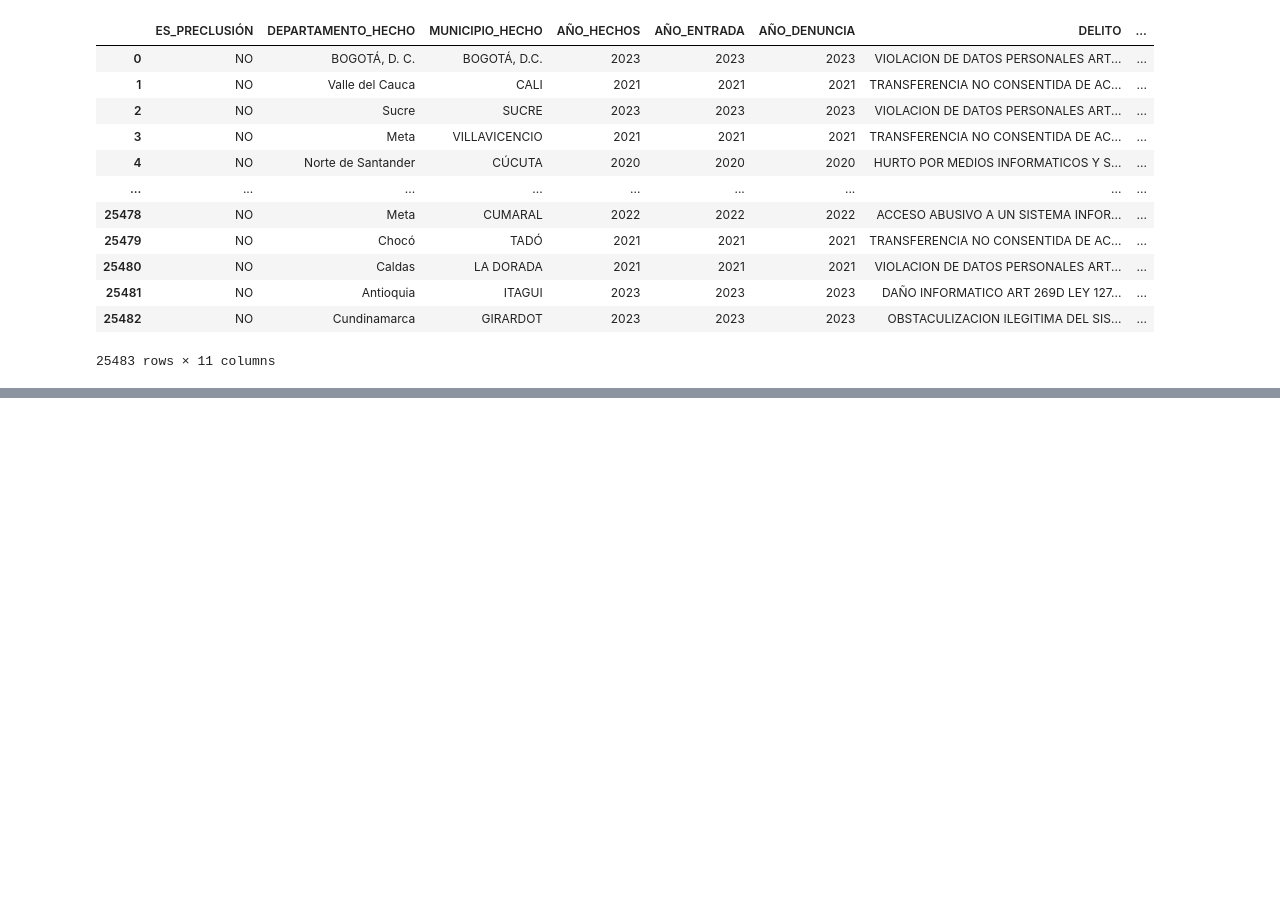
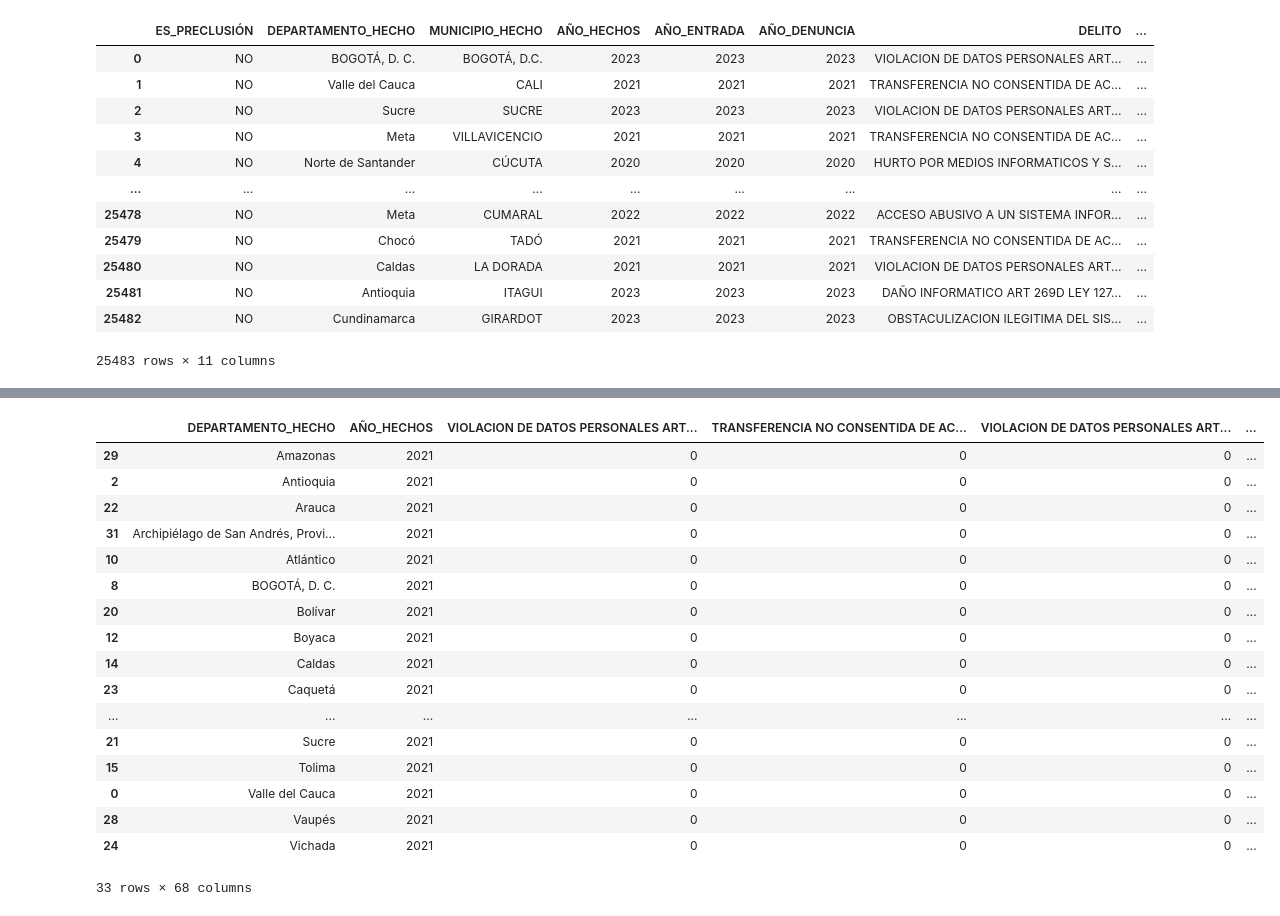
Before and after one commit to leonelpc94/delitosInformaticos, a Jupyter notebook: nuevoDataset.ipynb, the cells around one changed output, grey strips where cells are left out. Drawn from its saved outputs; the diff is of its cells as text; code cells hidden in the pictures; blank space fills up the shorter version.

```diff
--- a/nuevoDataset.ipynb
+++ b/nuevoDataset.ipynb
@@ -91,0 +75,38 @@ dfNew
+# %%
+#cargar dataset csv con los delitos del año 2021
+df21 = pd.read_csv("datasetBrutoAño/dataset2021.csv")
+#la funcion unique() sirve para sacar los valores de forma que estos no sea repetidos
+nombre_delitos_21 = df21["DELITO"].unique()
+nombre_delitos_totales_21 = dataset["DELITO"].unique()
+nombre_departamento_21 = df21["DEPARTAMENTO_HECHO"].unique()
+anio21 = df21["AÑO_HECHOS"].unique()
+#crear un directorio para guardar los departamentos
+data21 ={"DEPARTAMENTO_HECHO":nombre_departamento_21}
+#crear dataframe
+dfNew21 = pd.DataFrame(data21)
+dfNew21["AÑO_HECHOS"] = anio21[0]
+#en este caso sort_values es para ordenar de forma alfabetica
+dfNew21 = dfNew21.sort_values(by="DEPARTAMENTO_HECHO")
+for index in nombre_delitos_totales_21:
+    dfNew21[index] = 0
+
+dfNew21
+# %% [output]
+|  | DEPARTAMENTO_HECHO | AÑO_HECHOS | VIOLACION DE DATOS PERSONALES ART... | TRANSFERENCIA NO CONSENTIDA DE AC... | VIOLACION DE DATOS PERSONALES ART... | ... |
+| 29 | Amazonas | 2021 | 0 | 0 | 0 | ... |
+| 2 | Antioquia | 2021 | 0 | 0 | 0 | ... |
+| 22 | Arauca | 2021 | 0 | 0 | 0 | ... |
+| 31 | Archipiélago de San Andrés, Provi... | 2021 | 0 | 0 | 0 | ... |
+| 10 | Atlántico | 2021 | 0 | 0 | 0 | ... |
+| 8 | BOGOTÁ, D. C. | 2021 | 0 | 0 | 0 | ... |
+| 20 | Bolívar | 2021 | 0 | 0 | 0 | ... |
+| 12 | Boyaca | 2021 | 0 | 0 | 0 | ... |
+| 14 | Caldas | 2021 | 0 | 0 | 0 | ... |
+| 23 | Caquetá | 2021 | 0 | 0 | 0 | ... |
+| ... | ... | ... | ... | ... | ... | ... |
+| 21 | Sucre | 2021 | 0 | 0 | 0 | ... |
+| 15 | Tolima | 2021 | 0 | 0 | 0 | ... |
+| 0 | Valle del Cauca | 2021 | 0 | 0 | 0 | ... |
+| 28 | Vaupés | 2021 | 0 | 0 | 0 | ... |
+| 24 | Vichada | 2021 | 0 | 0 | 0 | ... |
+33 rows × 68 columns
```
Also changed, not shown: parts of 11 cells of this notebook, 8 other files.
